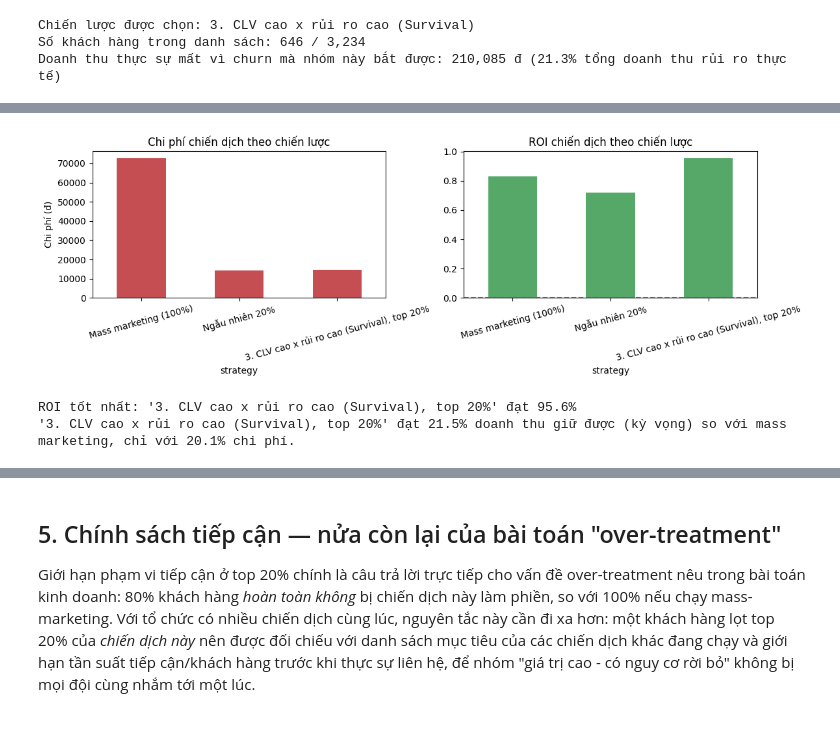
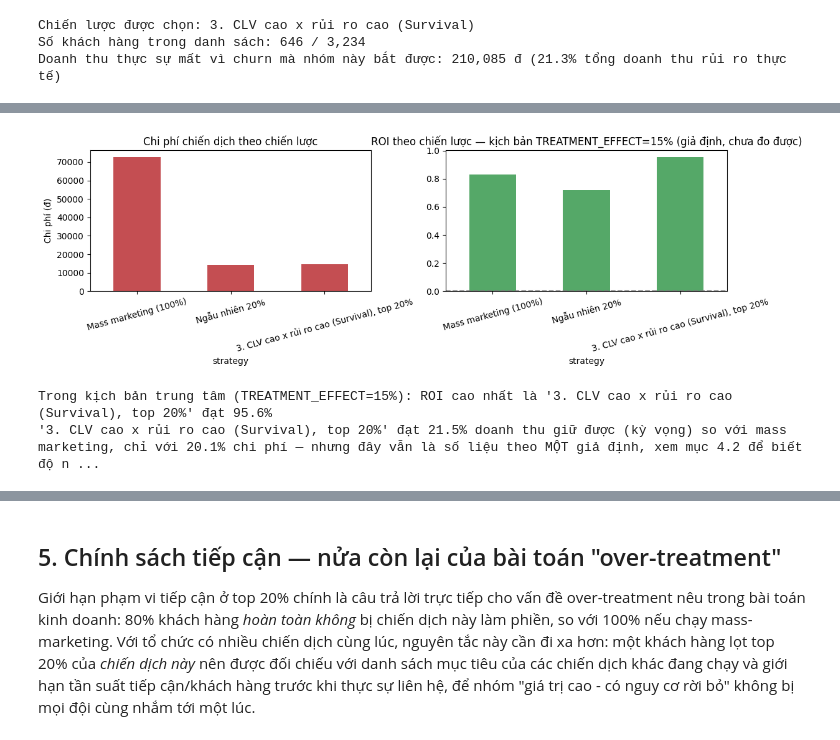
Before and after one commit to passat05/bootcamp_customer_analytics, a Jupyter notebook: notebooks/02_propensity_targeting_campaign.ipynb, the cells around one changed output, grey strips where cells are left out. Drawn from its saved outputs; the diff is of its cells as text; code cells hidden in the pictures.

```diff
--- a/notebooks/02_propensity_targeting_campaign.ipynb
+++ b/notebooks/02_propensity_targeting_campaign.ipynb
@@ -310,6 +316,6 @@ Ba chiến lược được so sánh cùng một chuẩn đo lường:
 # %%
 COST_PER_CONTACT = 25.0   # cùng thang đơn vị với cột "amount" trong dữ liệu giao dịch
-TREATMENT_EFFECT = 0.15
+TREATMENT_EFFECT = 0.15  # giả định trung tâm — xem mục 4.2 để biết độ nhạy với giả định này
 CONTROL_FRACTION = 0.10
 
 rng = np.random.default_rng(42)
@@ -322,8 +328,9 @@ def simulate_strategy(name, population: pd.DataFrame, targeted: pd.DataFrame):
     treated = targeted.loc[~is_control]
     control = targeted.loc[is_control]
 
+    treated_value_at_risk = treated["value_at_risk"].sum()
     cost = len(treated) * COST_PER_CONTACT
-    expected_value_retained = (treated["value_at_risk"] * TREATMENT_EFFECT).sum()
+    expected_value_retained = treated_value_at_risk * TREATMENT_EFFECT
 
     return {
         "strategy": name,
@@ -331,6 +338,7 @@ def simulate_strategy(name, population: pd.DataFrame, targeted: pd.DataFrame):
         "n_targeted": n_targeted,
         "n_control": len(control),
         "value_at_risk_in_target": targeted["value_at_risk"].sum(),
+        "treated_value_at_risk": treated_value_at_risk,  # dùng cho phân tích độ nhạy ở mục 4.2, không hiển thị ở bảng dưới
         "cost": cost,
         "expected_value_retained": expected_value_retained,
         "net_value": expected_value_retained - cost,
@@ -346,15 +354,17 @@ results = pd.DataFrame([
     simulate_strategy(f"{winner}, top 20%", oot, top20),
 ]).set_index("strategy")
 
-results_vn = results.rename(columns={
+display_cols = ["n_population", "n_targeted", "n_control", "value_at_risk_in_target", "cost", "expected_value_retained", "net_value", "roi"]
+results_vn = results[display_cols].rename(columns={
     "n_population": "Tổng số khách hàng", "n_targeted": "Số khách được nhắm tới",
     "n_control": "Số khách đối chứng", "value_at_risk_in_target": "Doanh thu rủi ro trong nhóm nhắm tới",
-    "cost": "Chi phí", "expected_value_retained": "Doanh thu giữ được (kỳ vọng)",
-    "net_value": "Lợi ích ròng", "roi": "ROI",
+    "cost": "Chi phí", "expected_value_retained": "Doanh thu giữ được (kỳ vọng, kịch bản 15%)",
+    "net_value": "Lợi ích ròng (kịch bản 15%)", "roi": "ROI (kịch bản 15%)",
 })
 display(results_vn.style.format({
     "Doanh thu rủi ro trong nhóm nhắm tới": "{:,.0f} đ", "Chi phí": "{:,.0f} đ",
-    "Doanh thu giữ được (kỳ vọng)": "{:,.0f} đ", "Lợi ích ròng": "{:,.0f} đ", "ROI": "{:.1%}",
+    "Doanh thu giữ được (kỳ vọng, kịch bản 15%)": "{:,.0f} đ", "Lợi ích ròng (kịch bản 15%)": "{:,.0f} đ",
+    "ROI (kịch bản 15%)": "{:.1%}",
 }))
 # %% [output]
 |  | Tổng số khách hàng | Số khách được nhắm tới | Số khách đối chứng | Doanh thu rủi ro trong nhóm nhắm tới | Chi phí | ... |
@@ -365,25 +375,26 @@ display(results_vn.style.format({
 # %%
 fig, axes = plt.subplots(1, 2, figsize=(12, 4))
 results["cost"].plot(ax=axes[0], kind="bar", color="#C44E52")
 axes[0].set_title("Chi phí chiến dịch theo chiến lược")
 axes[0].set_ylabel("Chi phí (đ)")
 axes[0].tick_params(axis="x", rotation=15)
 
 results["roi"].plot(ax=axes[1], kind="bar", color="#55A868")
-axes[1].set_title("ROI chiến dịch theo chiến lược")
+axes[1].set_title("ROI theo chiến lược — kịch bản TREATMENT_EFFECT=15% (giả định, chưa đo được)")
 axes[1].axhline(0, color="gray", linestyle="--")
 axes[1].tick_params(axis="x", rotation=15)
 plt.tight_layout()
 plt.show()
 
 best = results["roi"].idxmax()
 mass_cost = results.loc["Mass marketing (100%)", "cost"]
 chosen_cost = results.loc[f"{winner}, top 20%", "cost"]
-print(f"ROI tốt nhất: '{best}' đạt {results.loc[best, 'roi']:.1%}")
+print(f"Trong kịch bản trung tâm (TREATMENT_EFFECT=15%): ROI cao nhất là '{best}' đạt {results.loc[best, 'roi']:.1%}")
 print(f"'{winner}, top 20%' đạt "
       f"{results.loc[f'{winner}, top 20%', 'expected_value_retained'] / results.loc['Mass marketing (100%)', 'expected_value_retained']:.1%} "
-      f"doanh thu giữ được (kỳ vọng) so với mass marketing, chỉ với {chosen_cost / mass_cost:.1%} chi phí.")
+      f"doanh thu giữ được (kỳ vọng) so với mass marketing, chỉ với {chosen_cost / mass_cost:.1%} chi phí — "
+      f"nhưng đây vẫn là số liệu theo MỘT giả định, xem mục 4.2 để biết độ nhạy.")
 # %% [output]
-[figure, old version]
+[figure, new version]
-ROI tốt nhất: '3. CLV cao x rủi ro cao (Survival), top 20%' đạt 95.6%
-'3. CLV cao x rủi ro cao (Survival), top 20%' đạt 21.5% doanh thu giữ được (kỳ vọng) so với mass marketing, chỉ với 20.1% chi phí.
+Trong kịch bản trung tâm (TREATMENT_EFFECT=15%): ROI cao nhất là '3. CLV cao x rủi ro cao (Survival), top 20%' đạt 95.6%
+'3. CLV cao x rủi ro cao (Survival), top 20%' đạt 21.5% doanh thu giữ được (kỳ vọng) so với mass marketing, chỉ với 20.1% chi phí — nhưng đây vẫn là số liệu theo MỘT giả định, xem mục 4.2 để biết độ n ...
```
Also changed, not shown: parts of 4 cells of this notebook, 1 other file.
